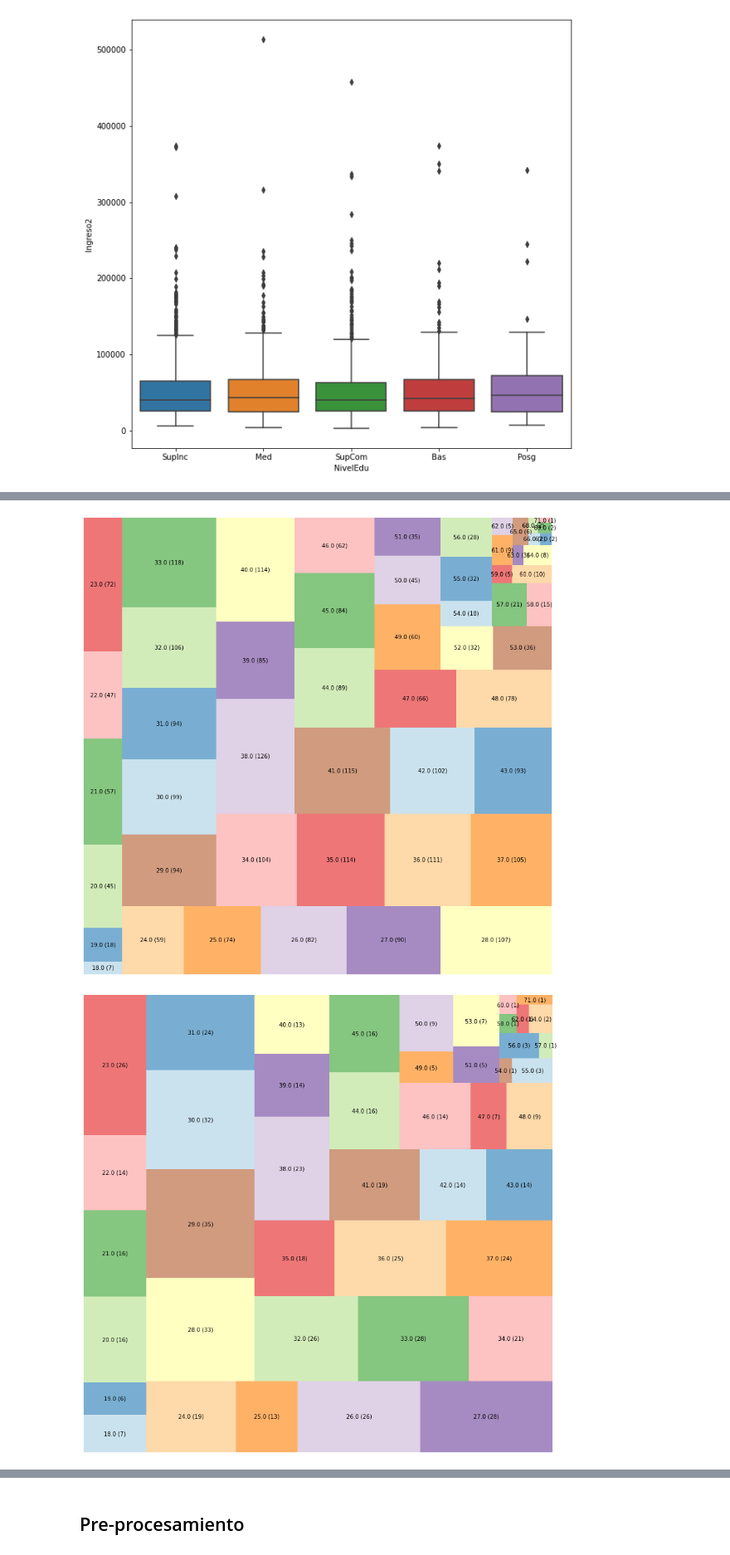
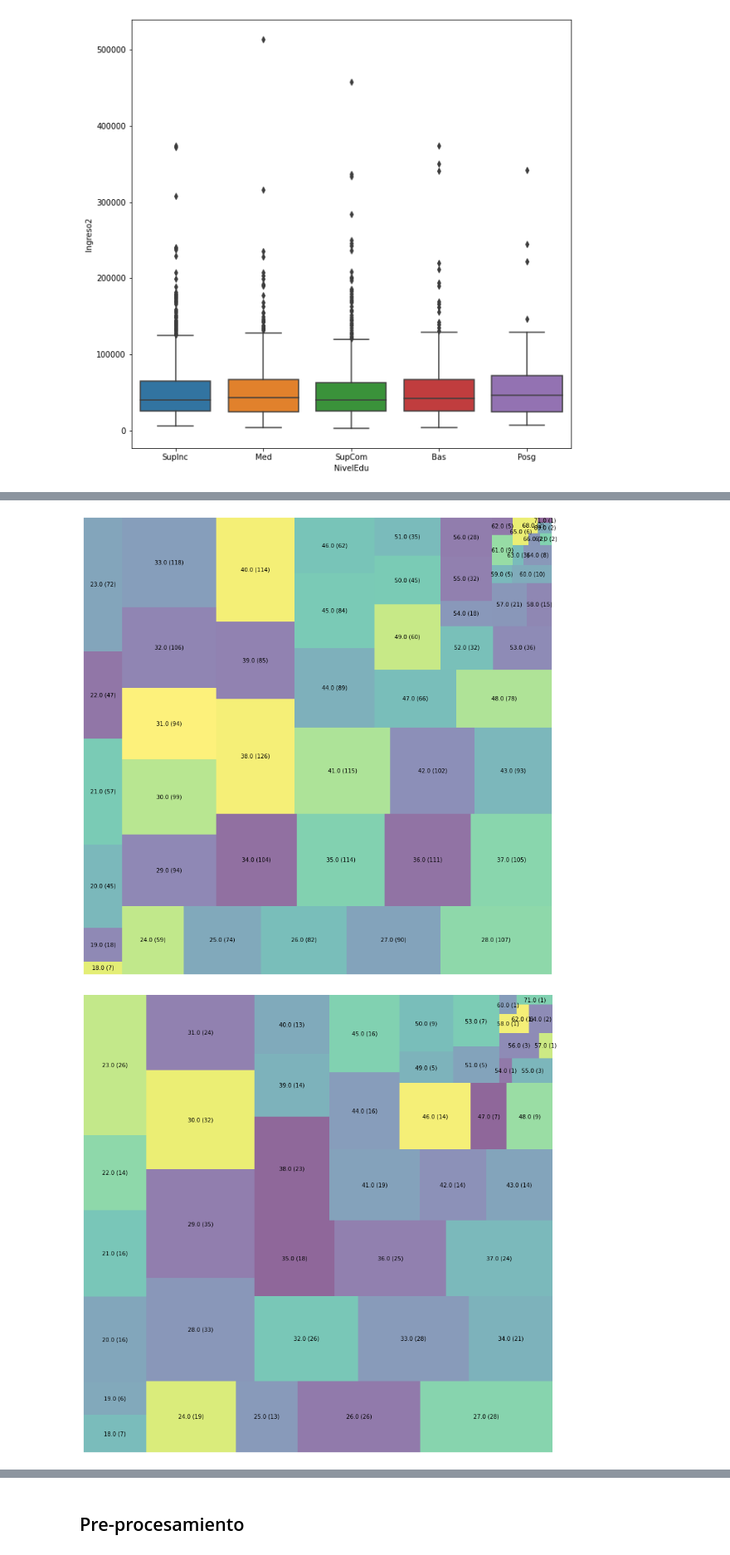
Before and after one commit to cristobalperezp/Intro_Deep_Learning, a Jupyter notebook: Tarea_1.ipynb, the cells around one changed output, grey strips where cells are left out. Shown at 83% size. Cells and saved outputs as stored; diff of their text form; code cells hidden in the pictures.

```diff
--- a/Tarea_1.ipynb
+++ b/Tarea_1.ipynb
@@ -19,6 +19,8 @@ import squarify
 # %% [output]
 Looking in indexes: https://pypi.org/simple, https://us-python.pkg.dev/colab-wheels/public/simple/
 Requirement already satisfied: squarify in /usr/local/lib/python3.7/dist-packages (0.4.3)
+# %%
+sns.set_palette = sns.color_palette("Paired")
 # %%
 path_base = '/content/Intro_Deep_Learning'
 # %%
@@ -235,23 +237,23 @@ d = df.groupby('Edad').count().reset_index()['ID'].tolist()
 for i in range(len(a)):
   a[i] = str(a[i]) + ' (' + str(d[i])+ ')'
 plt.figure(figsize=(15,15))
-squarify.plot(sizes=d, label=a, alpha=.6,color=sns.color_palette("Paired"))
+squarify.plot(sizes=d, label=a, alpha=.6)
 plt.axis('off')
 plt.show()
 # %% [output]
-[figure, old version]
+[figure, new version]
 # %%
 mask = df['VarObj'] == 'S'
 a = df[mask].groupby('Edad').sum().index.get_level_values(0).tolist()
 d = df[mask].groupby('Edad').count().reset_index()['ID'].tolist()
 for i in range(len(a)):
   a[i] = str(a[i]) + ' (' + str(d[i])+ ')'
 plt.figure(figsize=(15,15))
-squarify.plot(sizes=d, label=a, alpha=.6,color=sns.color_palette("Paired"))
+squarify.plot(sizes=d, label=a, alpha=.6)
 plt.axis('off')
 plt.show()
 # %% [output]
-[figure, old version]
+[figure, new version]
 # %%
 mask = df['VarObj'] == 'N'
 a = df[mask].groupby('Edad').sum().index.get_level_values(0).tolist()
```
Also changed, not shown: parts of 16 cells of this notebook.
